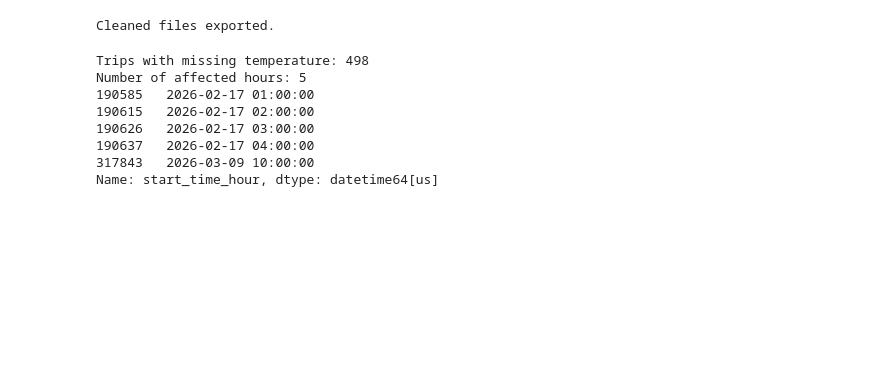
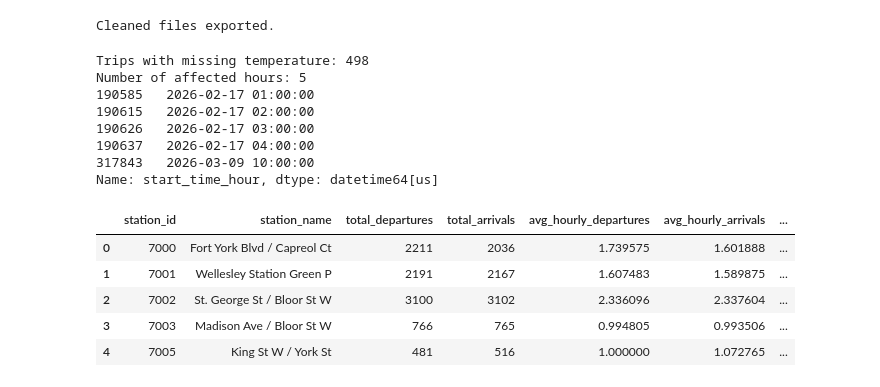
Before and after one commit to saelf9/Bike-Share-Toronto-Demand-Supply-Imbalance-Analysis, a Jupyter notebook: notebooks/02_data_cleaning.ipynb, the cells around one changed output. Saved outputs shown, nothing was run; the diff lists cells and outputs as text; code cells hidden in the pictures; blank space fills up the shorter version.

```diff
--- a/notebooks/02_data_cleaning.ipynb
+++ b/notebooks/02_data_cleaning.ipynb
@@ -389,3 +389,44 @@ Number of affected hours: 5
 190637   2026-02-17 04:00:00
 317843   2026-03-09 10:00:00
 Name: start_time_hour, dtype: datetime64[us]
+# %%
+station_risk_summary = (
+    station_hourly_flow
+    .groupby(["station_id", "station_name"])
+    .agg(
+        total_departures=("departures", "sum"),
+        total_arrivals=("arrivals", "sum"),
+        avg_hourly_departures=("departures", "mean"),
+        avg_hourly_arrivals=("arrivals", "mean"),
+        min_hourly_net_flow=("net_flow", "min"),
+        max_hourly_net_flow=("net_flow", "max"),
+        avg_net_flow=("net_flow", "mean"),
+        bike_shortage_hours=("net_flow", lambda x: (x <= -10).sum()),
+        dock_shortage_hours=("net_flow", lambda x: (x >= 10).sum()),
+        active_hours=("datetime_hour", "nunique")
+    )
+    .reset_index()
+)
+
+station_risk_summary["total_net_flow"] = (
+    station_risk_summary["total_arrivals"] - station_risk_summary["total_departures"]
+)
+
+station_risk_summary["bike_shortage_risk_score"] = (
+    station_risk_summary["bike_shortage_hours"] * 2
+    + station_risk_summary["min_hourly_net_flow"].abs()
+)
+
+station_risk_summary["dock_shortage_risk_score"] = (
+    station_risk_summary["dock_shortage_hours"] * 2
+    + station_risk_summary["max_hourly_net_flow"]
+)
+
+station_risk_summary.head()
+# %% [output]
+|  | station_id | station_name | total_departures | total_arrivals | avg_hourly_departures | avg_hourly_arrivals | ... |
+| 0 | 7000 | Fort York Blvd / Capreol Ct | 2211 | 2036 | 1.739575 | 1.601888 | ... |
+| 1 | 7001 | Wellesley Station Green P | 2191 | 2167 | 1.607483 | 1.589875 | ... |
+| 2 | 7002 | St. George St / Bloor St W | 3100 | 3102 | 2.336096 | 2.337604 | ... |
+| 3 | 7003 | Madison Ave / Bloor St W | 766 | 765 | 0.994805 | 0.993506 | ... |
+| 4 | 7005 | King St W / York St | 481 | 516 | 1.000000 | 1.072765 | ... |
```
Also changed, not shown: parts of 3 cells of this notebook.
